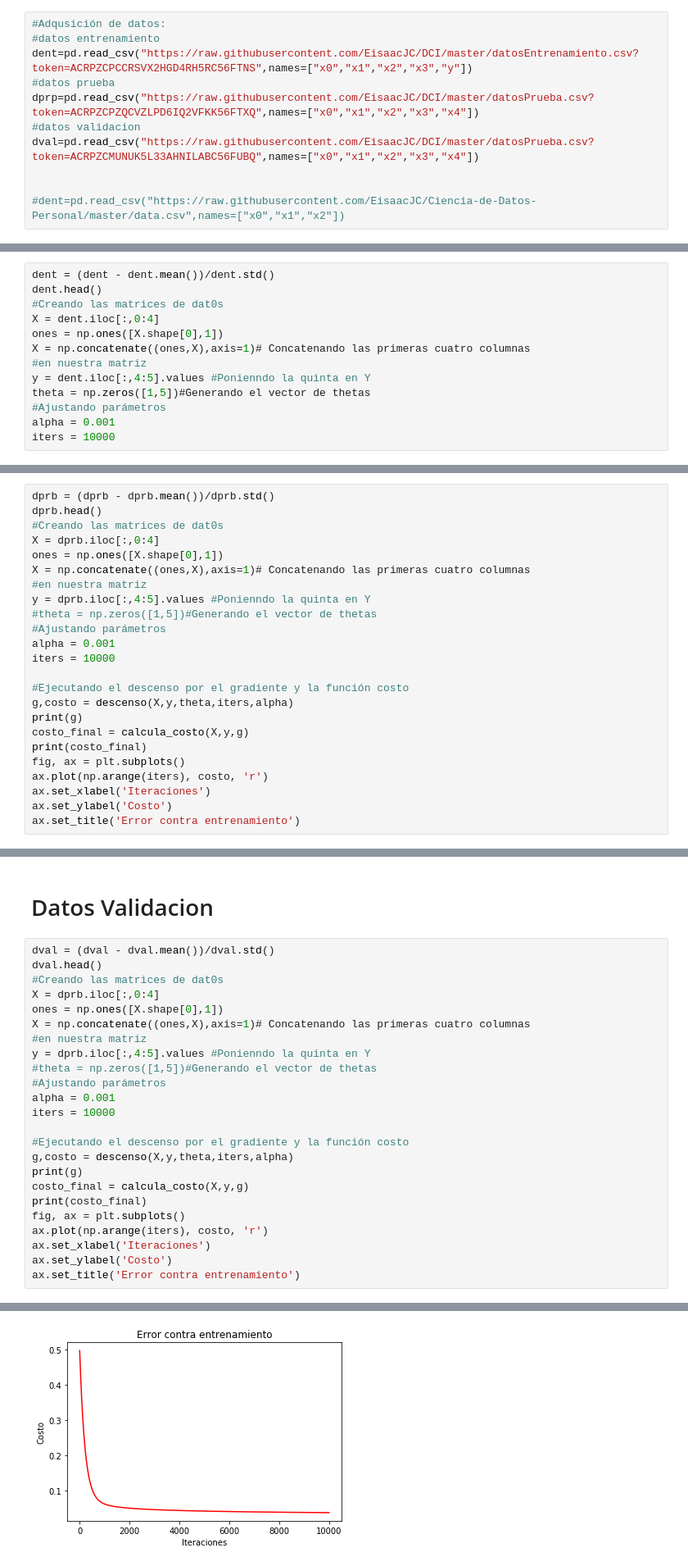
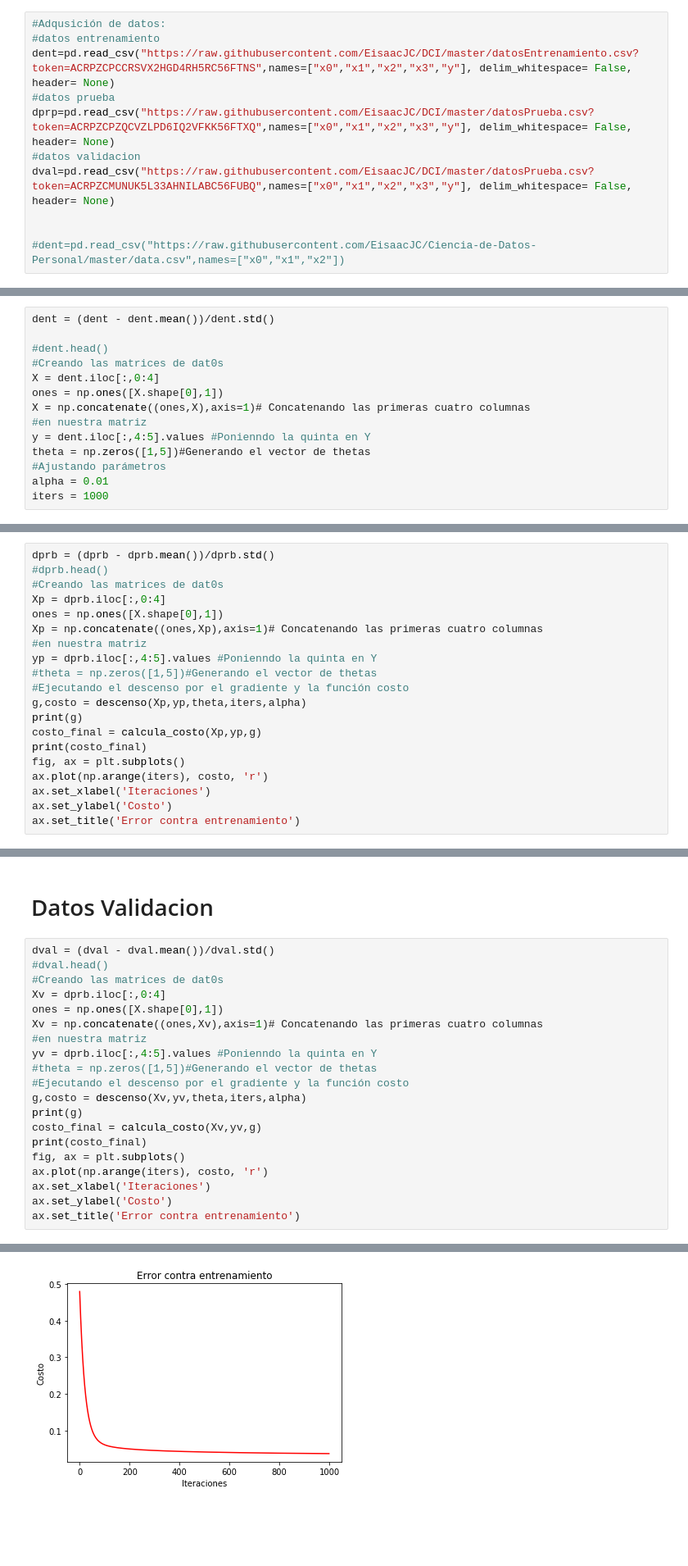
Before and after one commit to EisaacJC/Ciencia-de-Datos-Personal, a Jupyter notebook: Descensoxelgrad.ipynb, the cells around one changed output, grey strips where cells are left out. Shown at 82% size. Drawn from its saved outputs; the diff is of its cells as text; blank space fills up the shorter version.

```diff
--- a/Descensoxelgrad.ipynb
+++ b/Descensoxelgrad.ipynb
@@ -50,11 +46,11 @@ import pandas as pd
 # %%
 #Adqusición de datos:
 #datos entrenamiento
-dent=pd.read_csv("https://raw.githubusercontent.com/EisaacJC/DCI/master/datosEntrenamiento.csv?token=ACRPZCPCCRSVX2HGD4RH5RC56FTNS",names=["x0","x1","x2","x3","y"])
+dent=pd.read_csv("https://raw.githubusercontent.com/EisaacJC/DCI/master/datosEntrenamiento.csv?token=ACRPZCPCCRSVX2HGD4RH5RC56FTNS",names=["x0","x1","x2","x3","y"], delim_whitespace= False, header= None)
 #datos prueba
-dprp=pd.read_csv("https://raw.githubusercontent.com/EisaacJC/DCI/master/datosPrueba.csv?token=ACRPZCPZQCVZLPD6IQ2VFKK56FTXQ",names=["x0","x1","x2","x3","x4"])
+dprp=pd.read_csv("https://raw.githubusercontent.com/EisaacJC/DCI/master/datosPrueba.csv?token=ACRPZCPZQCVZLPD6IQ2VFKK56FTXQ",names=["x0","x1","x2","x3","y"], delim_whitespace= False, header= None)
 #datos validacion
-dval=pd.read_csv("https://raw.githubusercontent.com/EisaacJC/DCI/master/datosPrueba.csv?token=ACRPZCMUNUK5L33AHNILABC56FUBQ",names=["x0","x1","x2","x3","x4"])
+dval=pd.read_csv("https://raw.githubusercontent.com/EisaacJC/DCI/master/datosPrueba.csv?token=ACRPZCMUNUK5L33AHNILABC56FUBQ",names=["x0","x1","x2","x3","y"], delim_whitespace= False, header= None)
 
 
 #dent=pd.read_csv("https://raw.githubusercontent.com/EisaacJC/Ciencia-de-Datos-Personal/master/data.csv",names=["x0","x1","x2"])
@@ -99,7 +95,8 @@ print(len(X))
 # Entrenamiento
 # %%
 dent = (dent - dent.mean())/dent.std()
-dent.head()
+
+#dent.head()
 #Creando las matrices de dat0s
 X = dent.iloc[:,0:4]
 ones = np.ones([X.shape[0],1])
@@ -108,5 +105,5 @@ X = np.concatenate((ones,X),axis=1)# Concatenando las primeras cuatro columnas
 y = dent.iloc[:,4:5].values #Ponienndo la quinta en Y
 theta = np.zeros([1,5])#Generando el vector de thetas
 #Ajustando parámetros
-alpha = 0.001
-iters = 10000
+alpha = 0.01
+iters = 1000
@@ -132,22 +132,18 @@ Text(0.5, 1.0, 'Error contra entrenamiento')
 # Datos Prueba
 # %%
 dprb = (dprb - dprb.mean())/dprb.std()
-dprb.head()
+#dprb.head()
 #Creando las matrices de dat0s
-X = dprb.iloc[:,0:4]
+Xp = dprb.iloc[:,0:4]
 ones = np.ones([X.shape[0],1])
-X = np.concatenate((ones,X),axis=1)# Concatenando las primeras cuatro columnas
+Xp = np.concatenate((ones,Xp),axis=1)# Concatenando las primeras cuatro columnas
 #en nuestra matriz
-y = dprb.iloc[:,4:5].values #Ponienndo la quinta en Y
+yp = dprb.iloc[:,4:5].values #Ponienndo la quinta en Y
 #theta = np.zeros([1,5])#Generando el vector de thetas
-#Ajustando parámetros
-alpha = 0.001
-iters = 10000
-
 #Ejecutando el descenso por el gradiente y la función costo
-g,costo = descenso(X,y,theta,iters,alpha)
+g,costo = descenso(Xp,yp,theta,iters,alpha)
 print(g)
-costo_final = calcula_costo(X,y,g)
+costo_final = calcula_costo(Xp,yp,g)
 print(costo_final)
 fig, ax = plt.subplots()
 ax.plot(np.arange(iters), costo, 'r')
@@ -164,22 +160,18 @@ Text(0.5, 1.0, 'Error contra entrenamiento')
 # Datos Validacion
 # %%
 dval = (dval - dval.mean())/dval.std()
-dval.head()
+#dval.head()
 #Creando las matrices de dat0s
-X = dprb.iloc[:,0:4]
+Xv = dprb.iloc[:,0:4]
 ones = np.ones([X.shape[0],1])
-X = np.concatenate((ones,X),axis=1)# Concatenando las primeras cuatro columnas
+Xv = np.concatenate((ones,Xv),axis=1)# Concatenando las primeras cuatro columnas
 #en nuestra matriz
-y = dprb.iloc[:,4:5].values #Ponienndo la quinta en Y
+yv = dprb.iloc[:,4:5].values #Ponienndo la quinta en Y
 #theta = np.zeros([1,5])#Generando el vector de thetas
-#Ajustando parámetros
-alpha = 0.001
-iters = 10000
-
 #Ejecutando el descenso por el gradiente y la función costo
-g,costo = descenso(X,y,theta,iters,alpha)
+g,costo = descenso(Xv,yv,theta,iters,alpha)
 print(g)
-costo_final = calcula_costo(X,y,g)
+costo_final = calcula_costo(Xv,yv,g)
 print(costo_final)
 fig, ax = plt.subplots()
 ax.plot(np.arange(iters), costo, 'r')
@@ -193,2 +185,2 @@ ax.set_title('Error contra entrenamiento')
 Text(0.5, 1.0, 'Error contra entrenamiento')
-[figure, old version]
+[figure, new version]
```
Also changed, not shown: parts of 13 cells of this notebook.
